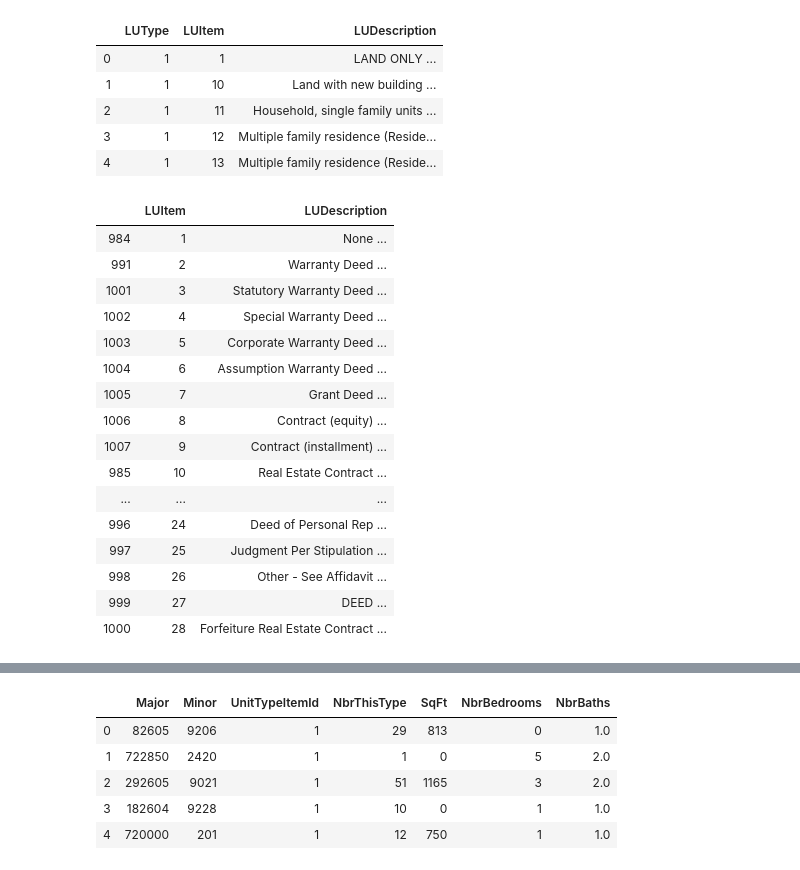
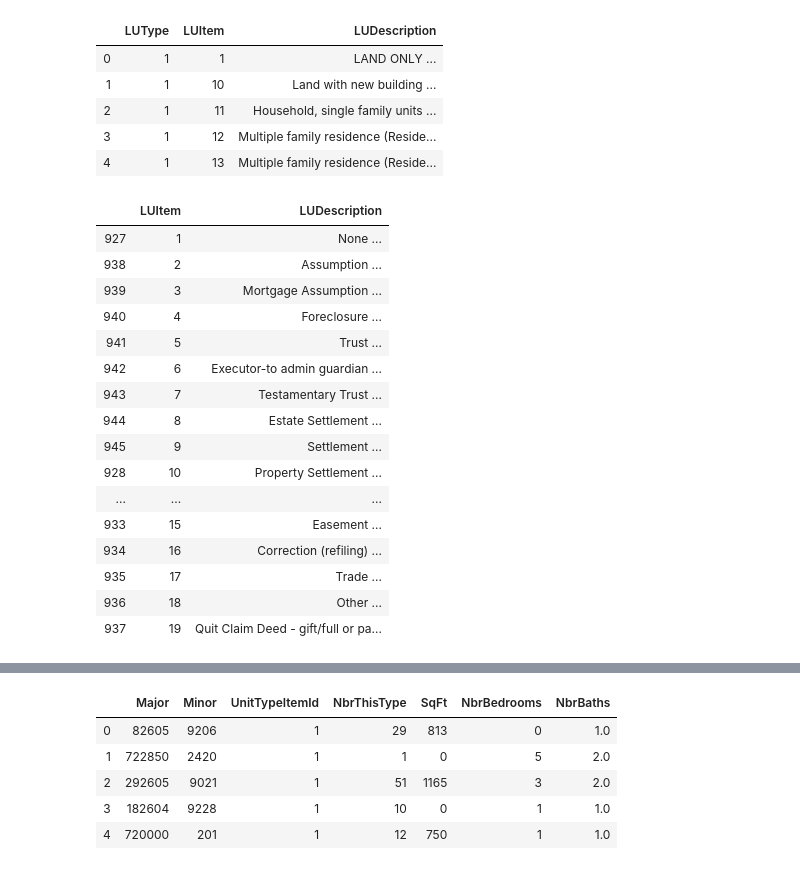
Before and after one commit to frischmuth/Seattle-Real-Estate-Analysis, a Jupyter notebook: EDA.ipynb, the cells around one changed output, grey strips where cells are left out. Saved outputs shown, nothing was run; the diff lists cells and outputs as text; code cells hidden in the pictures.

```diff
--- a/EDA.ipynb
+++ b/EDA.ipynb
@@ -146,25 +135,25 @@ lookup.head()
 | 3 | 1 | 12 | Multiple family residence (Reside... |
 | 4 | 1 | 13 | Multiple family residence (Reside... |
 # %%
-lookup[['LUItem','LUDescription']][lookup['LUType']==6].sort_values('LUItem')
+lookup[['LUItem','LUDescription']][lookup['LUType']==5].sort_values('LUItem')
 # %% [output]
 |  | LUItem | LUDescription |
-| 984 | 1 | None ... |
-| 991 | 2 | Warranty Deed ... |
-| 1001 | 3 | Statutory Warranty Deed ... |
-| 1002 | 4 | Special Warranty Deed ... |
-| 1003 | 5 | Corporate Warranty Deed ... |
-| 1004 | 6 | Assumption Warranty Deed ... |
-| 1005 | 7 | Grant Deed ... |
-| 1006 | 8 | Contract (equity) ... |
-| 1007 | 9 | Contract (installment) ... |
-| 985 | 10 | Real Estate Contract ... |
+| 927 | 1 | None ... |
+| 938 | 2 | Assumption ... |
+| 939 | 3 | Mortgage Assumption ... |
+| 940 | 4 | Foreclosure ... |
+| 941 | 5 | Trust ... |
+| 942 | 6 | Executor-to admin guardian ... |
+| 943 | 7 | Testamentary Trust ... |
+| 944 | 8 | Estate Settlement ... |
+| 945 | 9 | Settlement ... |
+| 928 | 10 | Property Settlement ... |
 | ... | ... | ... |
-| 996 | 24 | Deed of Personal Rep ... |
-| 997 | 25 | Judgment Per Stipulation ... |
-| 998 | 26 | Other - See Affidavit ... |
-| 999 | 27 | DEED ... |
-| 1000 | 28 | Forfeiture Real Estate Contract ... |
+| 933 | 15 | Easement ... |
+| 934 | 16 | Correction (refiling) ... |
+| 935 | 17 | Trade ... |
+| 936 | 18 | Other ... |
+| 937 | 19 | Quit Claim Deed - gift/full or pa... |
 # %%
 updates = pd.read_csv('data/Change History Detail.zip', encoding='latin_1')
 # %%
```
Also changed, not shown: parts of 27 cells of this notebook, 3 other files.
